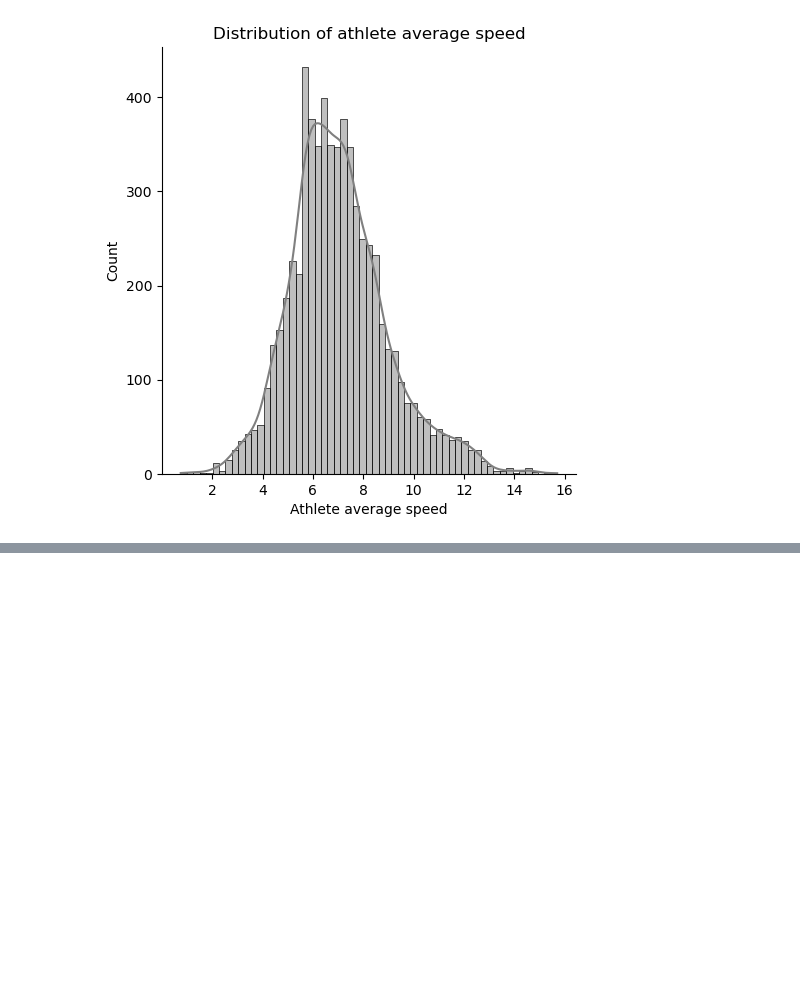
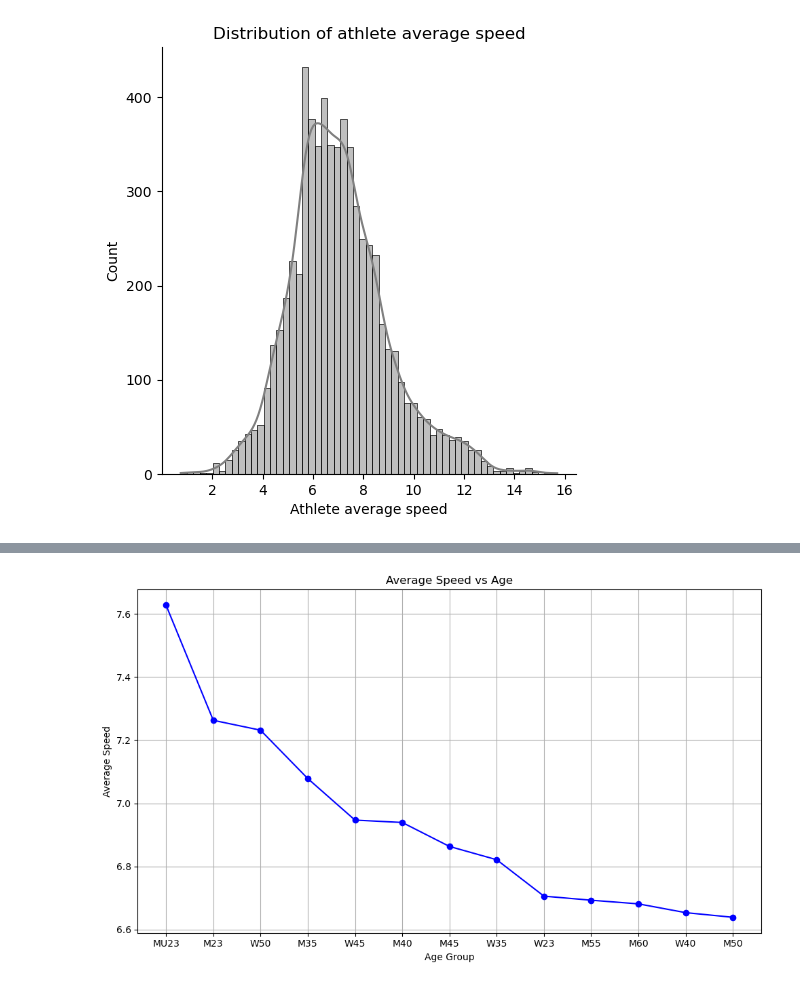
Before and after one commit to noahnoahnoahtran/project15-Indian-athlete-marathon-EDA, a Jupyter notebook: marathon_analysis.ipynb, the cells around one changed output, grey strips where cells are left out. Drawn from its saved outputs; the diff is of its cells as text; code cells hidden in the pictures; blank space fills up the shorter version.

```diff
--- a/marathon_analysis.ipynb
+++ b/marathon_analysis.ipynb
@@ -184,3 +185,7 @@ plt.title('Distribution of athlete average speed')
 # %% [output]
 Text(0.5, 1.0, 'Distribution of athlete average speed')
 [figure]
+# %%
+#Relationship between age and speed
+age_vs_speed=df.groupby(['Athlete age category'])['Athlete average speed'].agg(['mean', 'count']).sort_values(by='mean', ascending=False).query('count>20')
+age_vs_speed
@@ -186,0 +208,11 @@ Text(0.5, 1.0, 'Distribution of athlete average speed')
+# %%
+plt.figure(figsize=(10, 6))
+plt.plot(age_vs_speed.index, age_vs_speed['mean'], marker='o', color='b', linestyle='-')
+plt.xlabel('Age Group')
+plt.ylabel('Average Speed')
+plt.title('Average Speed vs Age')
+plt.grid(True)
+plt.tight_layout()
+plt.show()
+# %% [output]
+[figure, added]
```
Also changed, not shown: parts of 17 cells of this notebook.
